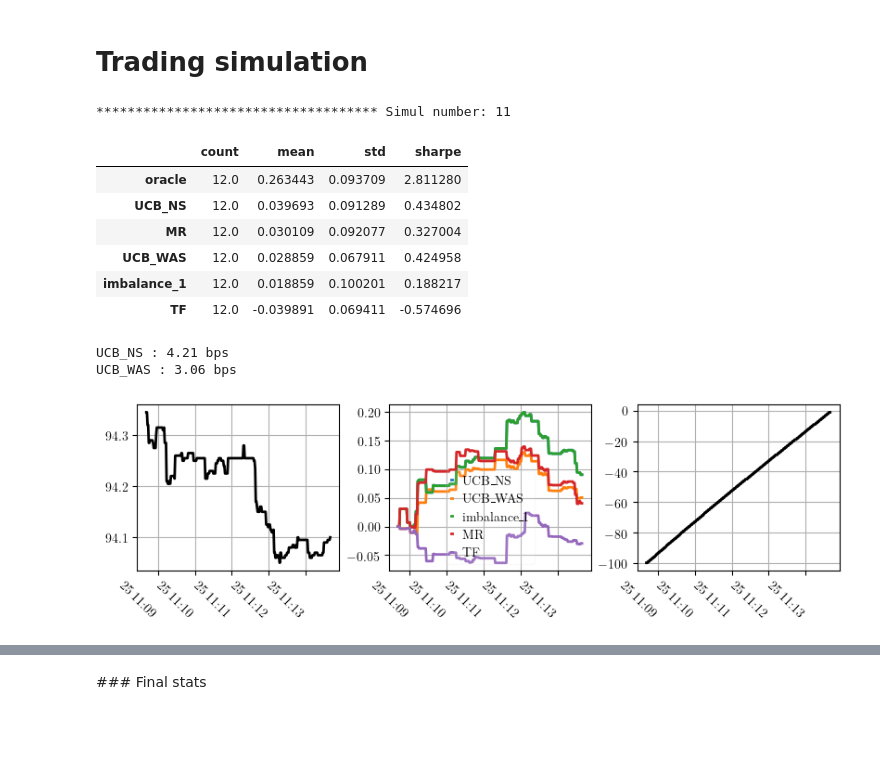
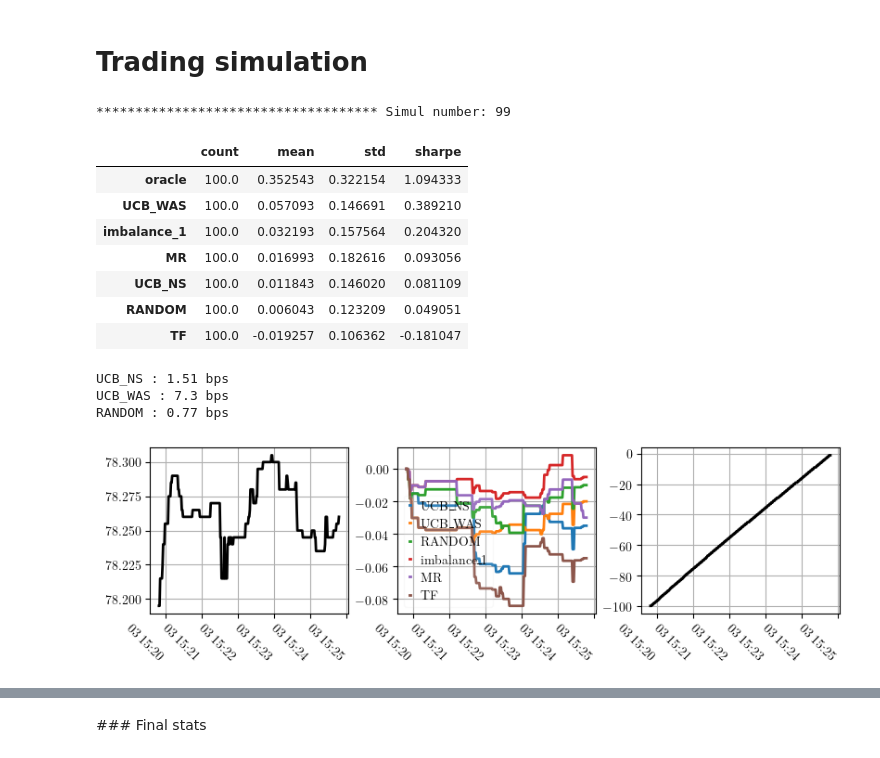
Before and after one commit to FDR0903/gpbandits_for_algotrading, a Jupyter notebook: nb_bandits/AOE_Bandits_2.ipynb, the cells around one changed output, grey strips where cells are left out. Drawn from its saved outputs; the diff is of its cells as text; code cells hidden in the pictures; blank space fills up the shorter version.

```diff
--- a/nb_bandits/AOE_Bandits_2.ipynb
+++ b/nb_bandits/AOE_Bandits_2.ipynb
@@ -121,12 +120,14 @@ features = all_data[[s for s in all_data.columns if (('buyPrice' not in s)&('sel
 # %%
 # Likelihood models & non stationarity params
 likelihood              = gpytorch.likelihoods.GaussianLikelihood()
+likelihood.noise        = 0.0001
+
 size_buffer             = 30 # in terms of number of rewards to sample from
 size_buffer_2           = 30 # in terms of number of rewards to sample from
 size_window             = 15 # for non statonarity
 bandit_params = {'size_buffer': size_buffer_2,
                  'size_window': size_window,
-                 'threshold'  : 0.0005,
+                 'threshold'  : 0.001,
                  'lambda'     : 0.6,
                  'delta'      : 0.1 } # Delta is bound on type 1 error
 
@@ -141,7 +142,9 @@ bandits = {
            #'TS_WAS'      : gp_bandit_finance(strategies, bandit_algo='TS_WAS', likelihood=likelihood,
            #                              bandit_params=bandit_params),
            'UCB_WAS'      : gp_bandit_finance(strategies, bandit_algo='UCB_WAS', likelihood=likelihood,
-                                         bandit_params=bandit_params),}
+                                         bandit_params=bandit_params),
+           'RANDOM'      : gp_bandit_finance(strategies, bandit_algo='RANDOM', likelihood=likelihood,
+                                         bandit_params=bandit_params)}
            #'TS_ADAGA'      : gp_bandit_finance(strategies, bandit_algo='TS_ADAGA', likelihood=likelihood,
            #                              bandit_params=bandit_params),
            #'UCB_ADAGA'      : gp_bandit_finance(strategies, bandit_algo='UCB_ADAGA', likelihood=likelihood,
@@ -198,7 +201,7 @@ timesteps = np.linspace(0, T, 100)
 q0        = 100 #int(0.1 * V) # nb of shares to liquidate : 10% of total traded volume
 dt        = T/100
 # %%
-nb_simulations    = 1000
+nb_simulations    = 100
 res_simulations   = {}
 programme_horizon = '5min'
 
@@ -359,43 +362,45 @@ for i_simul in range(nb_simulations):
     rescale_plot(8, 10, 3)
     fig, (ax1, ax2, ax3) = plt.subplots(1, 3, sharex=True, constrained_layout=True)
 
     # plot programme prices
     ax1.plot(programme_data.index, programme_data.mid_price, color='k', lw=2)
 
     # get regrets & rewards
     rewards_to_plot = pd.DataFrame(index=programme_data.index)
     for bandit_k in bandits.keys():
         rewards_to_plot[bandit_k] = np.array(bandit_rewards[bandit_k])
     for (i_strat, strat) in enumerate(strategies.keys()):
         rewards_to_plot[strat]    = np.array(bandit_rewards[strat])
     rewards_to_plot = rewards_to_plot.sort_index()
     ax2.plot(rewards_to_plot.index, rewards_to_plot.dropna().cumsum(), lw=2)
     ax2.legend(list(rewards_to_plot.columns),
            loc='best', fancybox=True, framealpha=0.1, handlelength=0.1)
     df_sim_results = pd.concat( (res_simulations[i][1].dropna().cumsum().iloc[-1] for i in res_simulations.keys()), axis=1).T
     stats_sim = df_sim_results.describe().T
     stats_sim['sharpe'] = stats_sim['mean']/stats_sim['std']
 
     # Some printing
     display(stats_sim.sort_values(by='mean', ascending=False).loc[:, ['count', 'mean', 'std', 'sharpe']])
     for bandit_k in bandits.keys():
         print( bandit_k, ':', round(10000 * stats_sim.loc[bandit_k, 'mean']/bandits_fin_info[bandit_k].execPrice.mean(), 2), "bps" )
     ax3.plot(res_simulations[i_simul][1].dropna().index, q[1:], color='k', lw=2) #np.linspace(len(res_simulations[i_simul][1].dropna()), 0, len(res_simulations[i_simul][1].dropna()))
     for ax in (ax1, ax2, ax3): ax.grid(axis='both'); ax.set_xticklabels(ax.get_xticklabels(), rotation=-45, ha='right')
     plt.show()
     # regret_plots(strategies, rewards_to_plot.dropna(), programme_data,  bandits, W=5.5, figure_name = None)
 # %% [output]
-************************************ Simul number: 11
+************************************ Simul number: 99
 |  | count | mean | std | sharpe |
-| oracle | 12.0 | 0.263443 | 0.093709 | 2.811280 |
-| UCB_NS | 12.0 | 0.039693 | 0.091289 | 0.434802 |
-| MR | 12.0 | 0.030109 | 0.092077 | 0.327004 |
-| UCB_WAS | 12.0 | 0.028859 | 0.067911 | 0.424958 |
-| imbalance_1 | 12.0 | 0.018859 | 0.100201 | 0.188217 |
-| TF | 12.0 | -0.039891 | 0.069411 | -0.574696 |
+| oracle | 100.0 | 0.352543 | 0.322154 | 1.094333 |
+| UCB_WAS | 100.0 | 0.057093 | 0.146691 | 0.389210 |
+| imbalance_1 | 100.0 | 0.032193 | 0.157564 | 0.204320 |
+| MR | 100.0 | 0.016993 | 0.182616 | 0.093056 |
+| UCB_NS | 100.0 | 0.011843 | 0.146020 | 0.081109 |
+| RANDOM | 100.0 | 0.006043 | 0.123209 | 0.049051 |
+| TF | 100.0 | -0.019257 | 0.106362 | -0.181047 |
-UCB_NS : 4.21 bps
-UCB_WAS : 3.06 bps
+UCB_NS : 1.51 bps
+UCB_WAS : 7.3 bps
+RANDOM : 0.77 bps
-[figure, old version]
+[figure, new version]
 # %%
 plt.plot(q[1:50])
 plt.grid('both')
```
Also changed, not shown: parts of 22 cells of this notebook, 6 other files.
